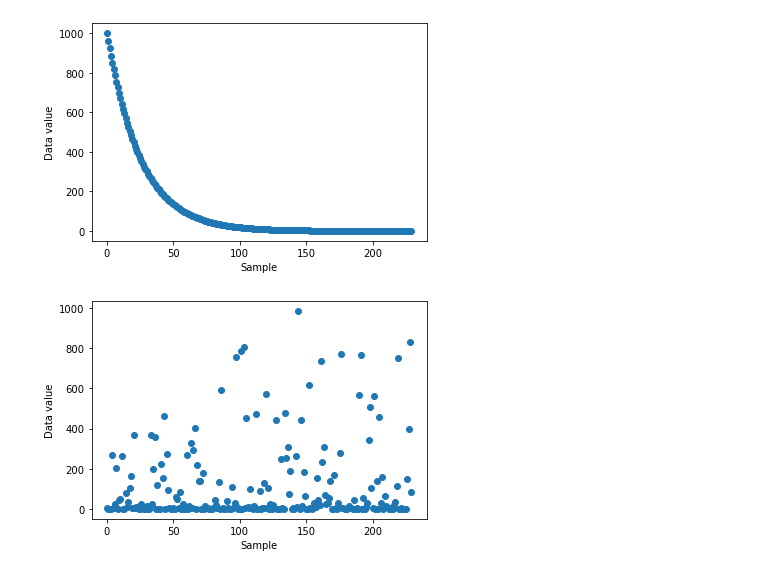
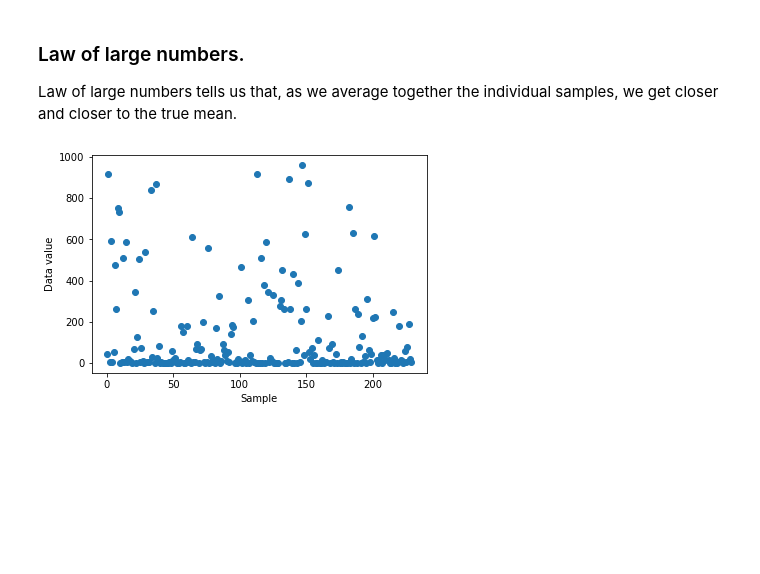
Before and after one commit to umerkang66/python-files, a Jupyter notebook: scientific-projects-python-mike-x-cohen/law-of-large-numbers/main.ipynb, the cells around one changed output. Cells and saved outputs as stored; diff of their text form; code cells hidden in the pictures; blank space fills up the shorter version.

```diff
--- a/scientific-projects-python-mike-x-cohen/law-of-large-numbers/main.ipynb
+++ b/scientific-projects-python-mike-x-cohen/law-of-large-numbers/main.ipynb
@@ -19,3 +1,7 @@ By sampling many ties can provide an accurate measure of the true population mea
+# %% [markdown]
+### Law of large numbers.
+
+Law of large numbers tells us that, as we average together the individual samples, we get closer and closer to the true mean.
 # %%
 import matplotlib.pyplot as plt
 import numpy as np
@@ -27,30 +11,15 @@ number_of_samples = 500
 # %%
 # generate the population of numbers
-population = 1 / np.logspace(np.log10(0.001),np.log10(10), int(population_size))
+population = 1 / np.logspace(np.log10(.001), np.log10(10), int(population_size))
 
-true_mean = np.mean(population)
+np.random.shuffle(population)
 
-# plot only 1th thousand number
 skip = int(1e3)
-# numbers will be on y-axis, and index of array will be on x-axis
-plt.plot(population[::skip], 'o')
+# skipping every 1000 elements, just for beautification purposes
+plt.plot(population[::skip], "o")
 
 plt.xlabel("Sample")
 plt.ylabel("Data value")
 plt.show()
 # %% [output]
-[figure, old version]
+[figure, new version]
-# %%
-# shuffle the data
-# population is changed in-place
-np.random.shuffle(population)
-
-skip = int(1e3)
-
-plt.plot(population[::skip], 'o')
-
-plt.xlabel("Sample")
-plt.ylabel("Data value")
-plt.show()
-# %% [output]
-[figure, removed]
```
Also changed, not shown: parts of 16 cells of this notebook, 7 other files.
